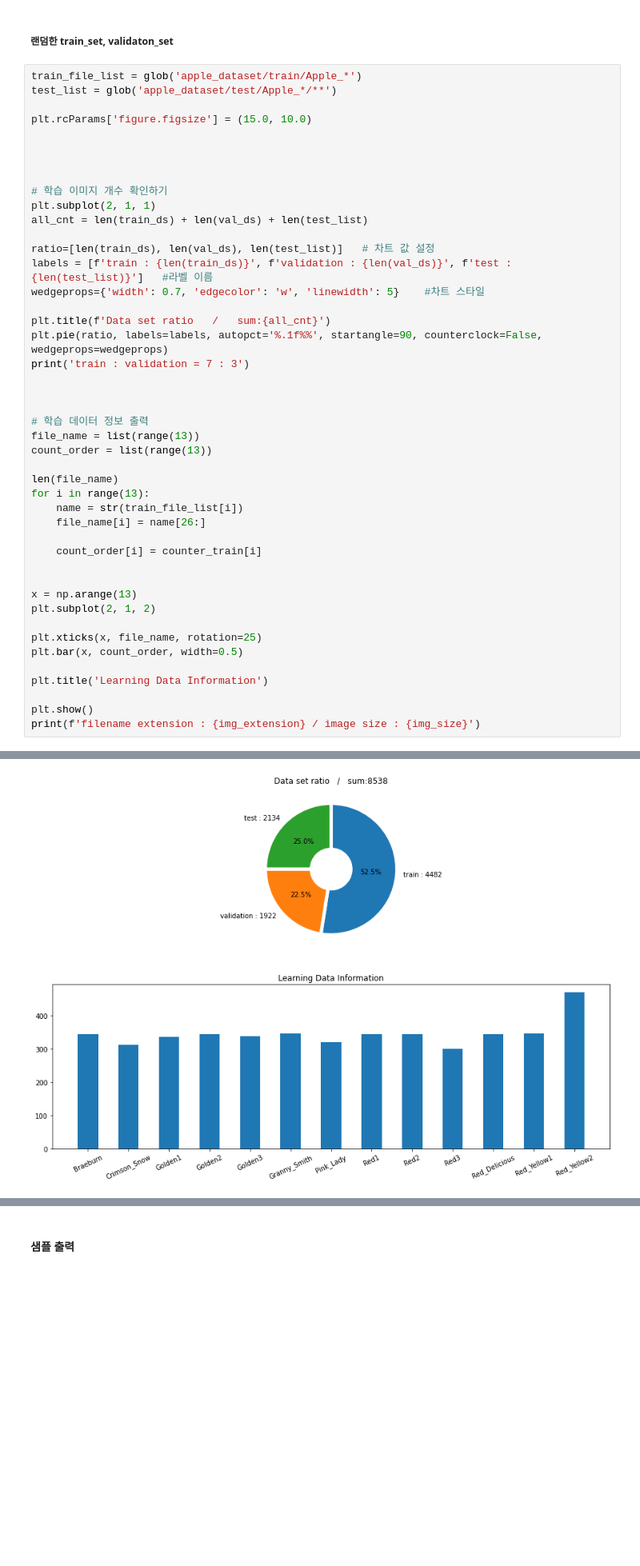
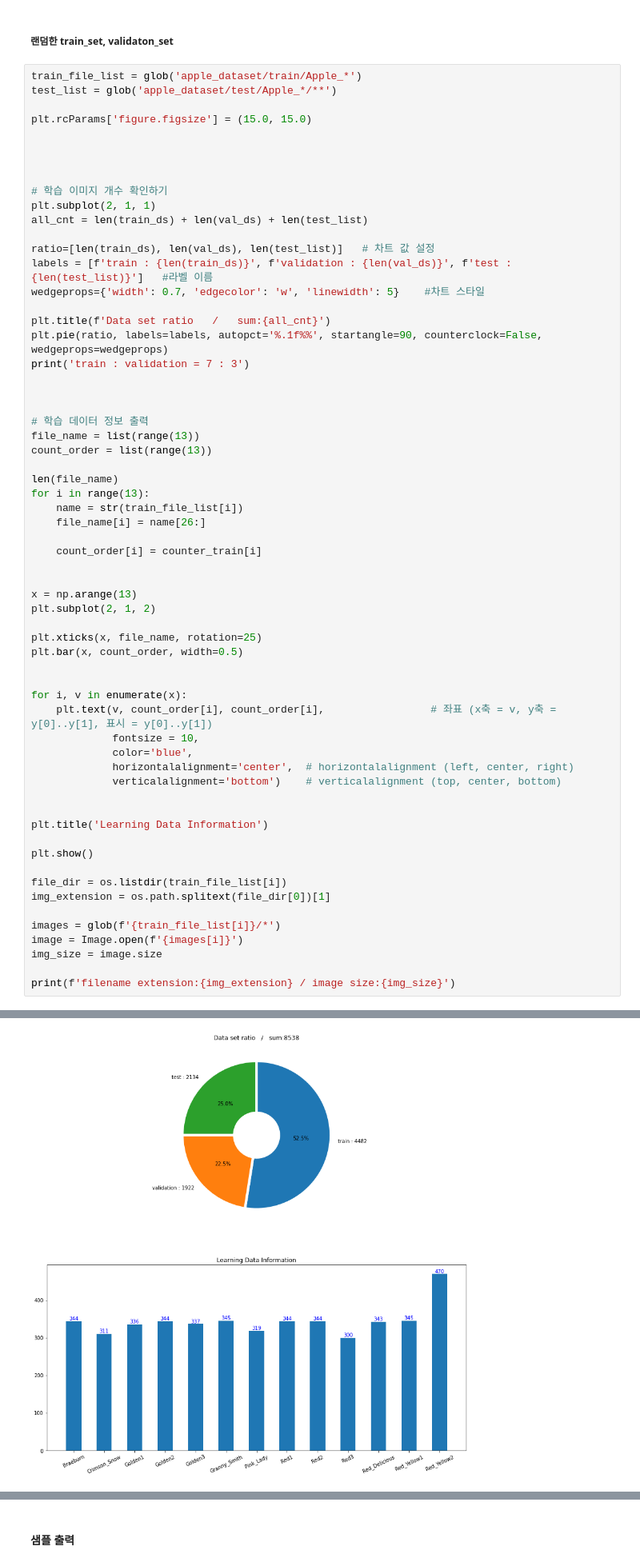
Before and after one commit to presiti/Pytorch_FruitClassification, a Jupyter notebook: A04_20221129_이미지학습.ipynb, the cells around one changed output, grey strips where cells are left out. Shown at 80% size. Drawn from its saved outputs; the diff is of its cells as text; blank space fills up the shorter version.

```diff
--- a/A04_20221129_이미지학습.ipynb
+++ b/A04_20221129_이미지학습.ipynb
@@ -306,7 +236,7 @@ https://ndb796.tistory.com/658
 train_file_list = glob('apple_dataset/train/Apple_*')
 test_list = glob('apple_dataset/test/Apple_*/**')
 
-plt.rcParams['figure.figsize'] = (15.0, 10.0)
+plt.rcParams['figure.figsize'] = (15.0, 15.0)
 
 
 
@@ -321,32 +251,49 @@ wedgeprops={'width': 0.7, 'edgecolor': 'w', 'linewidth': 5}    #차트 스타일
 
 plt.title(f'Data set ratio   /   sum:{all_cnt}')
 plt.pie(ratio, labels=labels, autopct='%.1f%%', startangle=90, counterclock=False, wedgeprops=wedgeprops)
 print('train : validation = 7 : 3')
 
 
 
 # 학습 데이터 정보 출력
 file_name = list(range(13))
 count_order = list(range(13))
 
 len(file_name)
 for i in range(13):
     name = str(train_file_list[i])
     file_name[i] = name[26:]
 
     count_order[i] = counter_train[i]
 
 
 x = np.arange(13)
 plt.subplot(2, 1, 2)
 
 plt.xticks(x, file_name, rotation=25)
 plt.bar(x, count_order, width=0.5)
 
+
+for i, v in enumerate(x):
+    plt.text(v, count_order[i], count_order[i],                 # 좌표 (x축 = v, y축 = y[0]..y[1], 표시 = y[0]..y[1])
+             fontsize = 10,
+             color='blue',
+             horizontalalignment='center',  # horizontalalignment (left, center, right)
+             verticalalignment='bottom')    # verticalalignment (top, center, bottom)
+
+
 plt.title('Learning Data Information')
 
 plt.show()
-print(f'filename extension : {img_extension} / image size : {img_size}')
+
+file_dir = os.listdir(train_file_list[i])
+img_extension = os.path.splitext(file_dir[0])[1]
+
+images = glob(f'{train_file_list[i]}/*')
+image = Image.open(f'{images[i]}')
+img_size = image.size
+
+print(f'filename extension:{img_extension} / image size:{img_size}')
 # %% [output]
 train : validation = 7 : 3
-[figure, old version]
+[figure, new version]
```
Also changed, not shown: parts of 15 cells of this notebook.
